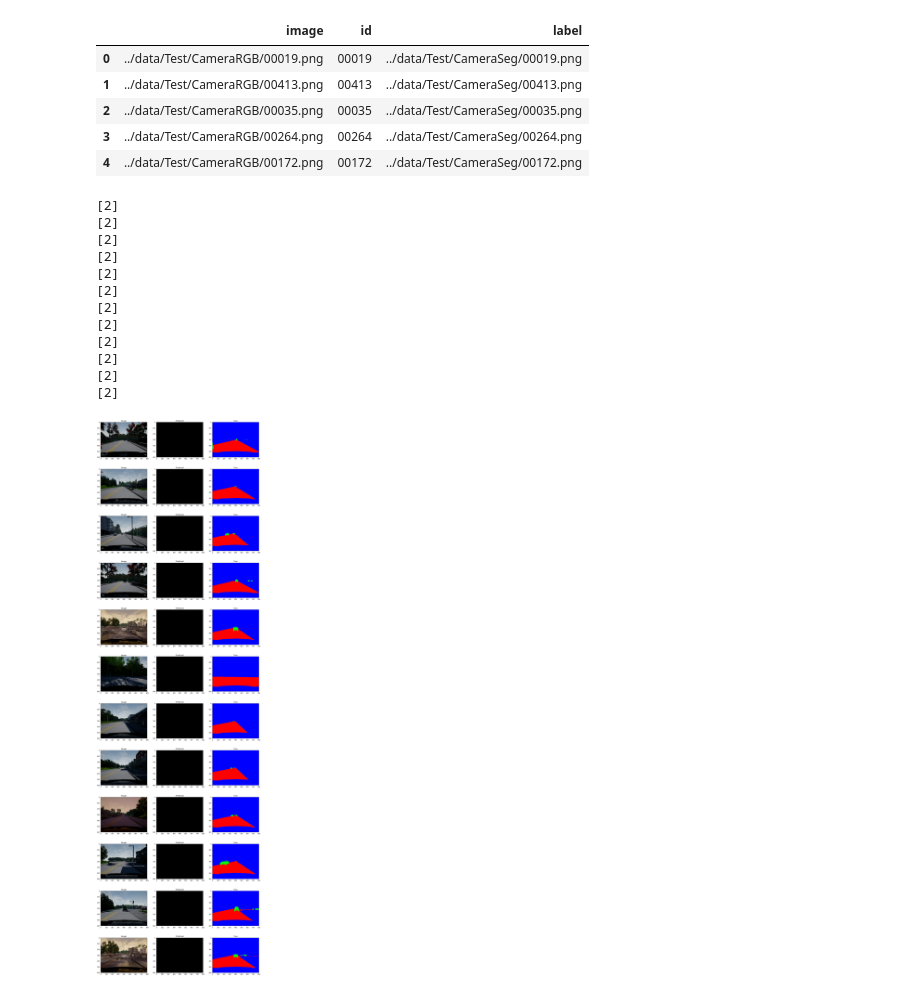
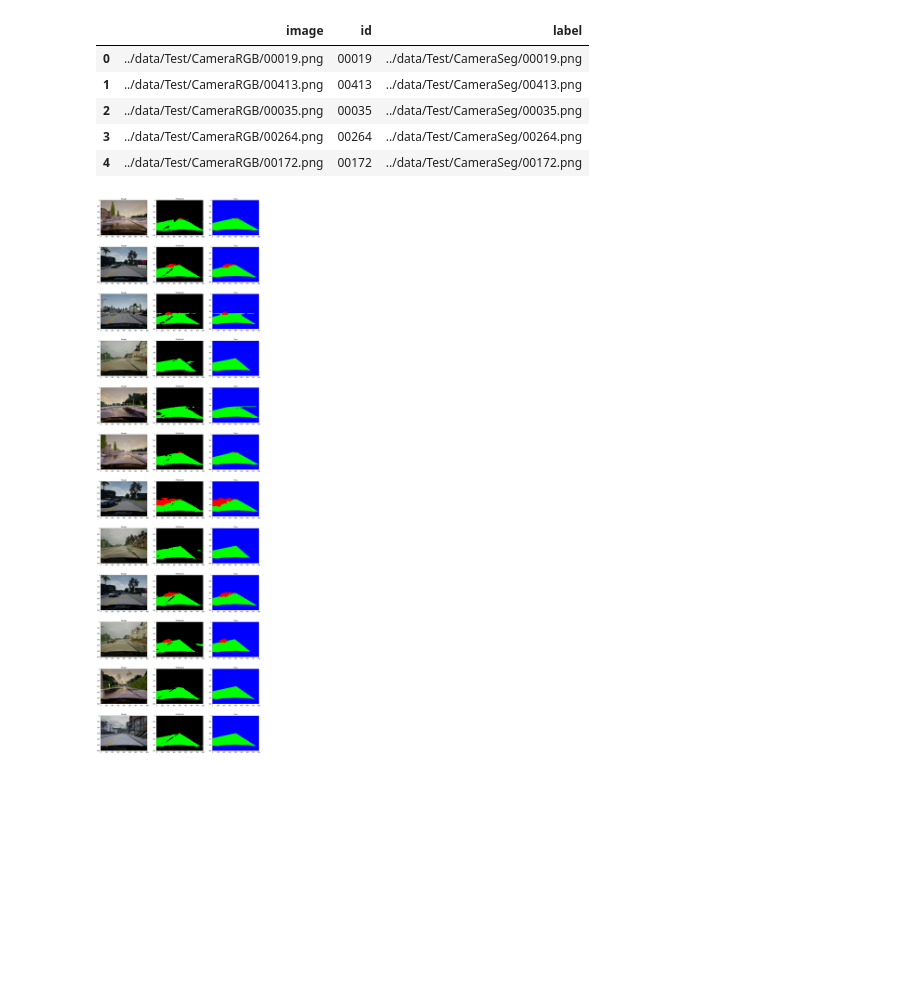
Before and after one commit to iamfaisalkhan/udacity-lyft-challenge, a Jupyter notebook: notebooks/inference_visualizer.ipynb, the cells around one changed output. Saved outputs shown, nothing was run; the diff lists cells and outputs as text; code cells hidden in the pictures; blank space fills up the shorter version.

Commit message:
Trained fcn8 with weighted loss

```diff
--- a/notebooks/inference_visualizer.ipynb
+++ b/notebooks/inference_visualizer.ipynb
@@ -34,39 +32,36 @@ model = load_model('../saved_models/unet/model_saved.h5')
+# %%
+# from models.unet import model_unet
+from train import jaccard_distance_loss
+
+# model = model_unet(3, image_shape=(480, 480, 3))
+# model.compile(optimizer = 'adam',
+#                    loss = jaccard_distance_loss,
+#                    metrics = ['acc', 'categorical_accuracy'])
+
+model = load_model('../saved_models/fcn8_weighted/model_saved.h5')
+#load_model('../saved_models/unet/model_saved.h5')
 # %%
 sample_rows = 12
 fig, m_axs = plt.subplots(sample_rows, 3, figsize = (20, 6*sample_rows))
-for (ax1, ax2, ax3), (_, c_row) in zip(m_axs, train_df.sample(sample_rows).iterrows()):
+for (ax1, ax2, ax3), (_, c_row) in zip(m_axs, test_df.sample(sample_rows).iterrows()):
     c_img = imread(c_row['image'])
     p_img = model.predict(np.expand_dims(cv2.resize(c_img, (480, 480)), 0))[0]
     p_img = p_img.argmax(axis=2)
-
-    print(np.unique(p_img))
 
     binary_car_result = cv2.resize((p_img == 1).astype(np.uint8), (800, 600))
     binary_road_result = cv2.resize((p_img == 0).astype(np.uint8), (800, 600))
     output_lbl = np.zeros((600, 800, 3))
     output_lbl[:, :, 0] = binary_road_result
     output_lbl[:, : , 1] = binary_car_result
 
     l_img = imread(c_row['label'])
     l_img = preprocess_label(l_img)
 
     ax1.imshow(c_img)
     ax1.set_title('Image')
     ax2.imshow(output_lbl)
     ax2.set_title('Predicted')
     ax3.imshow(l_img*255)
     ax3.set_title('True')
 # %% [output]
-[2]
-[2]
-[2]
-[2]
-[2]
-[2]
-[2]
-[2]
-[2]
-[2]
-[2]
-[2]
-[figure, old version]
+[figure, new version]
```
Also changed, not shown: parts of 1 cell of this notebook, 9 other files.
